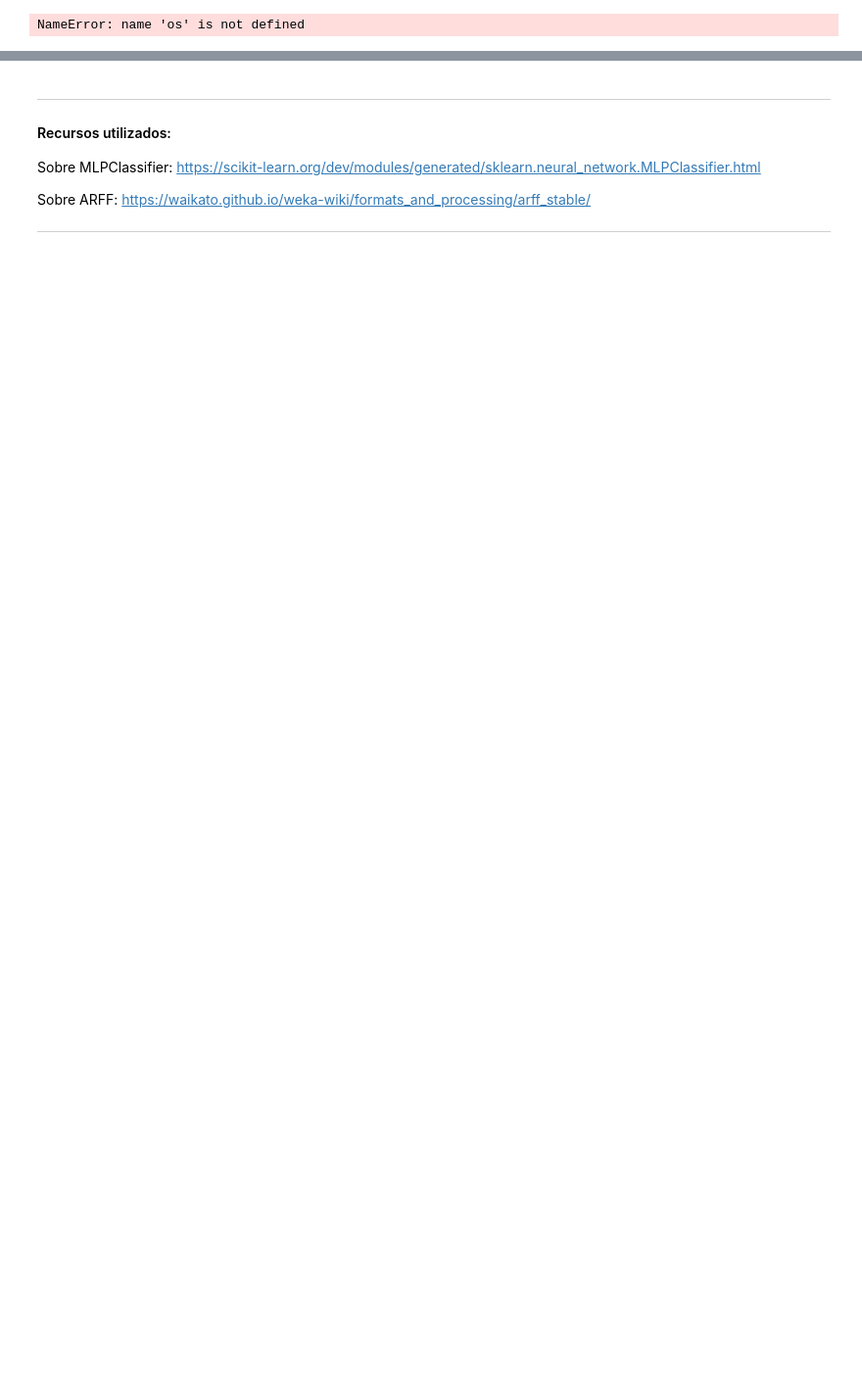
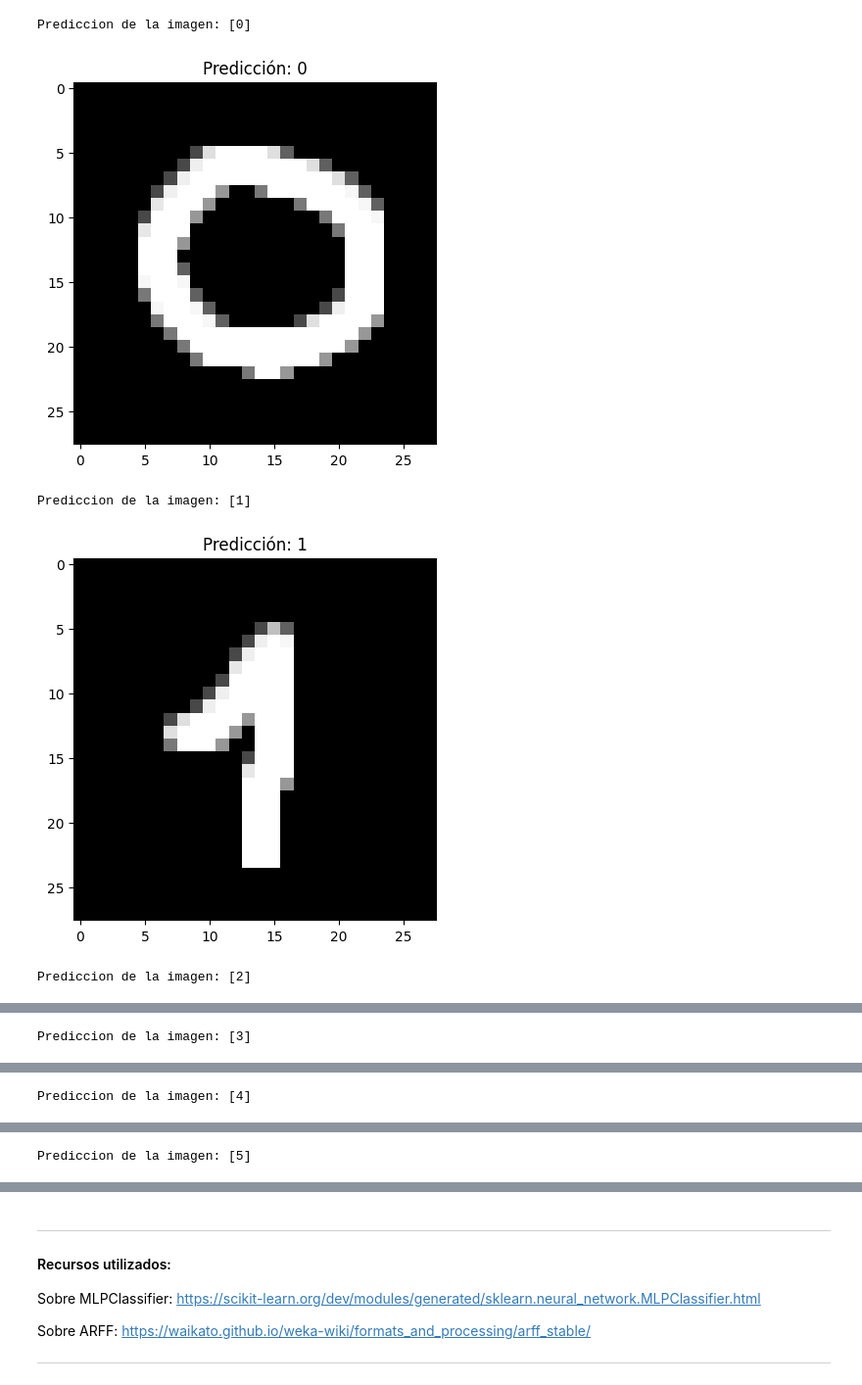
Before and after one commit to Maxi-Andres/TP-Matematica-3, a Jupyter notebook: Pruebas_&_Recursos_sklearn.ipynb, the cells around one changed output, grey strips where cells are left out. Shown at 98% size. Saved outputs shown, nothing was run; the diff lists cells and outputs as text; code cells hidden in the pictures; blank space fills up the shorter version.

```diff
--- a/Pruebas_&_Recursos_sklearn.ipynb
+++ b/Pruebas_&_Recursos_sklearn.ipynb
@@ -99,20 +106,43 @@ Precisión del modelo: 97.31%
-# %%
-image_number = 1
-while os.path.isfile(f"digits/digit{image_number}.png"):
-    try:
-        img = cv2.imread(f"digits/digit{image_number}.png")[:,:,0]
-        img = np.invert(np.array([img]))
-        prediction = mlp.predict(img)
-        print(f"El digito es: {np.argmax(prediction)}")
-        plt.imshow(img[0], cmap=plt.cm.binary)
-        plt.show()
-    except:
-        print("Error")
-    finally:
-        image_number += 1
-
-
-        #img = cv2.cvtColor(img, cv2.COLOR_BGR2GRAY)
-        #img = cv2.resize(img, (28, 28))
-# %% [output]
-NameError: name 'os' is not defined
+# %%
+import cv2
+import numpy as np
+import matplotlib.pyplot as plt
+
+# Función para preprocesar una imagen (28x28 píxeles, escala de grises)
+def preprocesar_imagen(path):
+    img = cv2.imread(path, cv2.IMREAD_GRAYSCALE)  # Cargar la imagen en escala de grises, saca los rdb si tiene
+    img_resized = cv2.resize(img, (28, 28))  # redimenciono 28x28
+    img_resized = img_resized / 255.0  # Normalizo de 0-1
+    img_resized = img_resized.flatten()  # Aplanar la imagen a un vector de 784 elementos
+    return img_resized
+
+for i in range(9):
+    path_imagen = f"digits/digitB{i}.png"
+    imagen_procesada = preprocesar_imagen(path_imagen)
+
+    imagen_procesada = imagen_procesada.reshape(1, -1)  # Lo cambio de (784,) a (1, 784) que es la forma correcta
+
+    prediccion = mlp.predict(imagen_procesada)
+    print(f"Prediccion de la imagen: {prediccion}")
+
+    # La vuelvo a poner en 28x28 para que el humano vea como lo "ve" la maquina
+    plt.imshow(imagen_procesada.reshape(28, 28), cmap="gray")
+    plt.title(f"Predicción: {prediccion[0]}")
+    plt.show()
+
+
+
+# TENES QUE CENTRAR LAS IMAGENES PARA QUE FUNCIONE BIEN PRIORIZA OTRRAS COSAS (estan normalizadas en 20x20 eso ocupan las imagenes y despues se les agrega 4 pixeles en todas las direcciones y llega a 28x28)
+#   https://interactivechaos.com/es/manual/tutorial-de-deep-learning/el-dataset-mnist
+# Fijate con alguna libreia de pytohn para hacer un display de pantalla para que escriba alguien lo numeros en vez de hacerlo en paint
+
+#im10107 la saque del dataset-frame??
+#Sera que no predice biene porque se lo estoy mandando como el orto?
+#Cuales son los requisitos para que detecte bien la imagen?
+#SERA OVERFITTING QUIZA?
+# %% [output]
+Prediccion de la imagen: [0]
+[figure, added]
+Prediccion de la imagen: [1]
+[figure, added]
+Prediccion de la imagen: [2]
@@ -118,0 +150 @@ NameError: name 'os' is not defined
+Prediccion de la imagen: [3]
@@ -118,0 +152 @@ NameError: name 'os' is not defined
+Prediccion de la imagen: [4]
@@ -118,0 +154 @@ NameError: name 'os' is not defined
+Prediccion de la imagen: [5]
```
Also changed, not shown: parts of 5 cells of this notebook, 22 other files.
